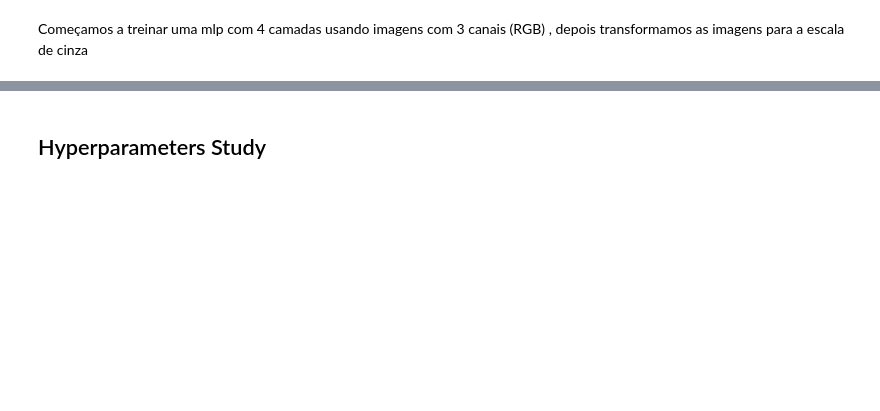
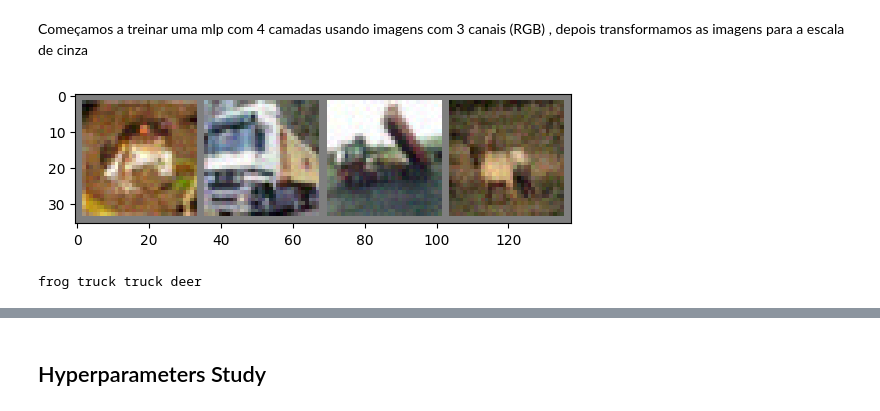
Before and after one commit to anasosl/redes_neurais, a Jupyter notebook: CIFAR10_with_MLPs.ipynb, the cells around one changed output, grey strips where cells are left out. Saved outputs shown, nothing was run; the diff lists cells and outputs as text; code cells hidden in the pictures; blank space fills up the shorter version.

```diff
--- a/CIFAR10_with_MLPs.ipynb
+++ b/CIFAR10_with_MLPs.ipynb
@@ -134,2 +141,33 @@ Scores of the first model:
 # %% [markdown]
 Começamos a treinar uma mlp com 4 camadas usando imagens com 3 canais (RGB) , depois transformamos as imagens para a escala de cinza
+# %%
+class AddGaussianNoise(object):
+    def __init__(self, mean=0., std=0.1):
+        self.mean = mean
+        self.std = std
+
+    def __call__(self, tensor):
+        noise = torch.randn(tensor.size()) * self.std + self.mean
+        return tensor + noise
+
+    def __repr__(self):
+        return self.__class__.__name__ + f'(mean={self.mean}, std={self.std})'
+# %%
+#@title Dataset Setup
+
+transform = transforms.Compose([
+    transforms.ToTensor(),
+    transforms.Normalize((0.5,), (0.5,)),
+    AddGaussianNoise(mean=0.0, std=0.05)
+])
+
+dataset = torchvision.datasets.CIFAR10(root='./data', train=True,
+                                        download=True, transform=transform)
+
+                                       # Itera no loader e mostra imagens
+loader = torch.utils.data.DataLoader(dataset, batch_size=4, shuffle=False)
+
+showImagesInLoader(loader)
+# %% [output]
+[figure, added]
+frog truck truck deer
```
Also changed, not shown: parts of 31 cells of this notebook, 1 other file.
